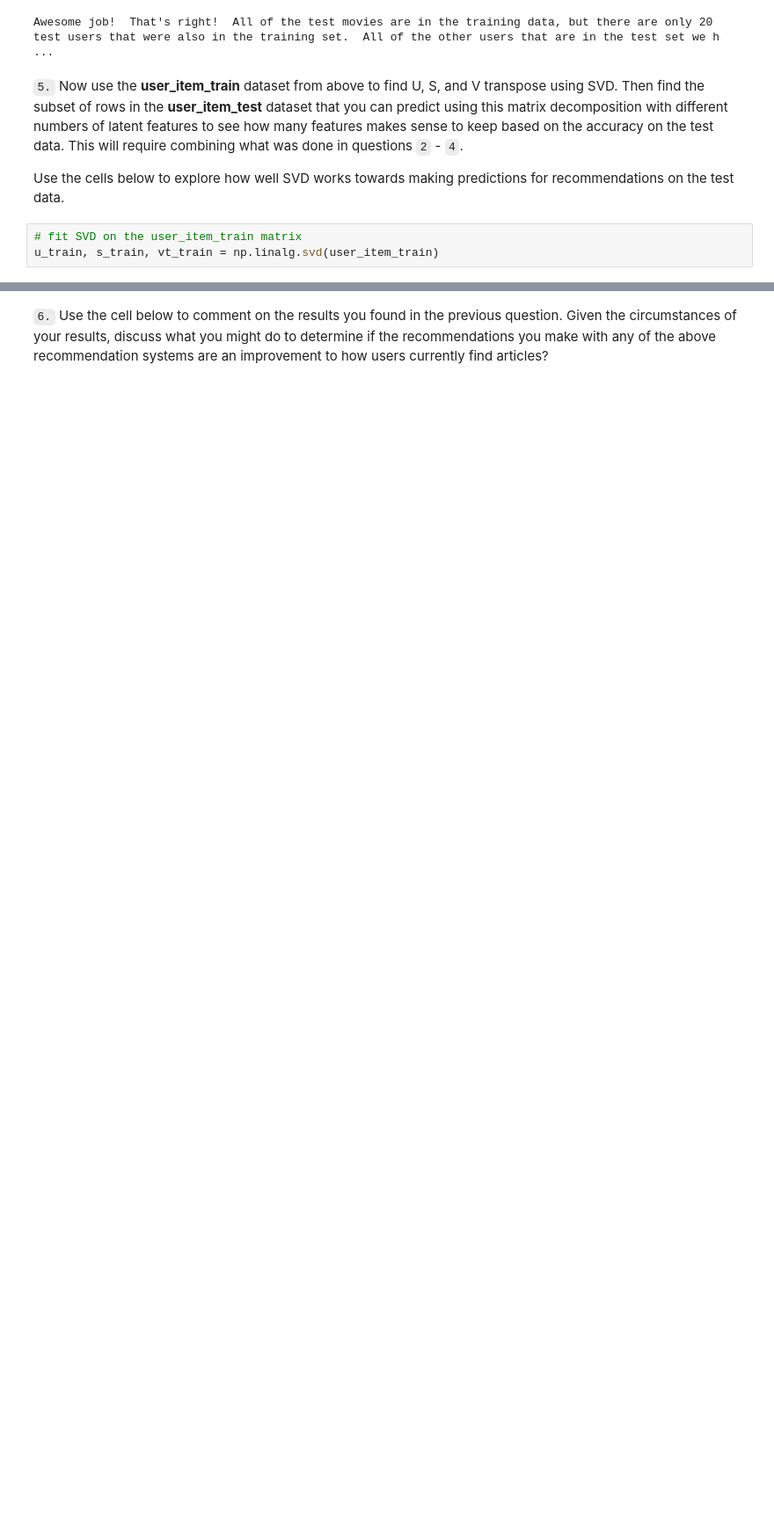
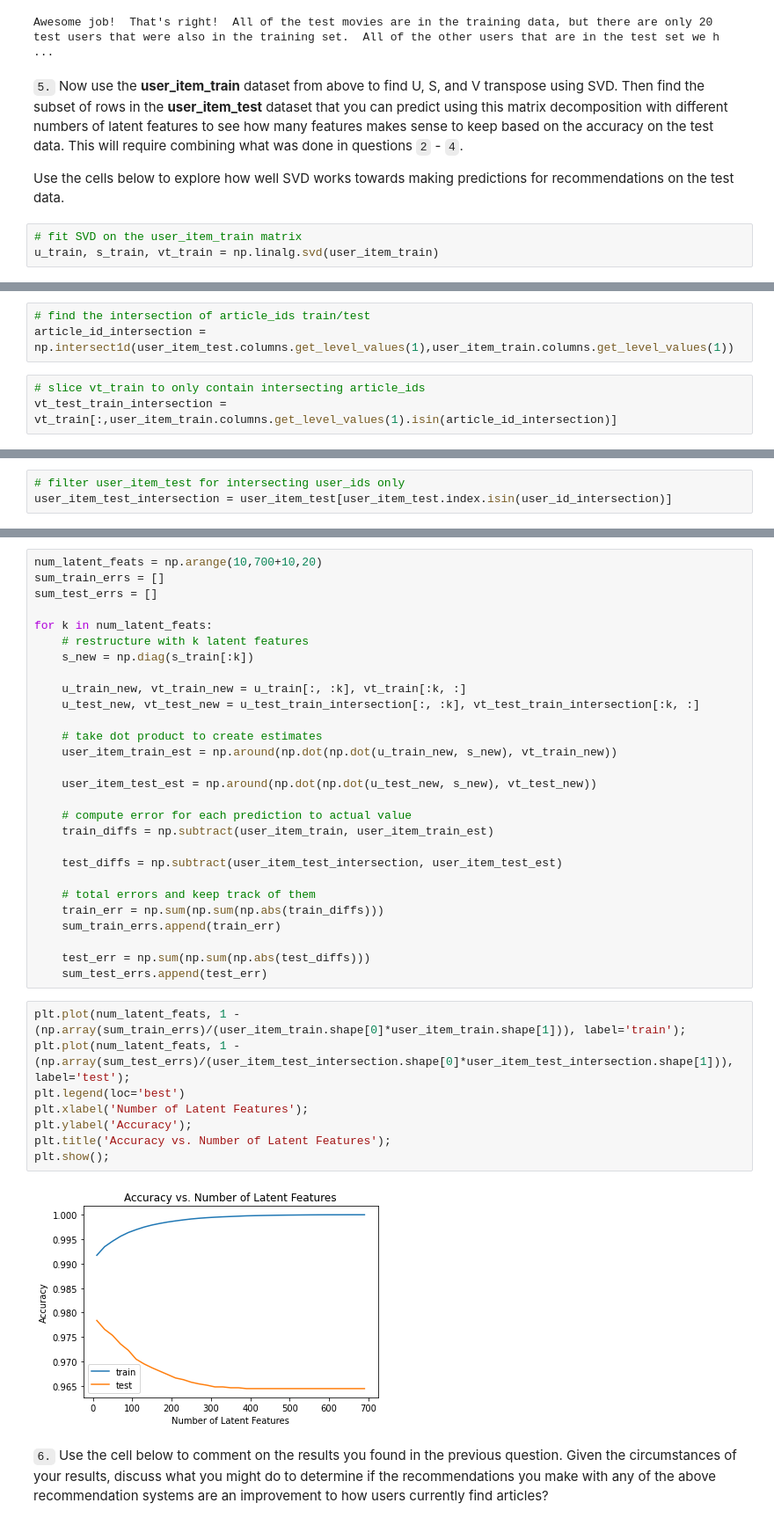
Before and after one commit to neilpmayhew/udacity-data-scientist-nd, a Jupyter notebook: 03-recommendatations_with_ibm/Recommendations_with_IBM.ipynb, the cells around one changed output, grey strips where cells are left out. Shown at 88% size. Drawn from its saved outputs; the diff is of its cells as text; blank space fills up the shorter version.

```diff
--- a/03-recommendatations_with_ibm/Recommendations_with_IBM.ipynb
+++ b/03-recommendatations_with_ibm/Recommendations_with_IBM.ipynb
@@ -917,0 +815,6 @@ user_item_test
+# %%
+# find the intersection of article_ids train/test
+article_id_intersection = np.intersect1d(user_item_test.columns.get_level_values(1),user_item_train.columns.get_level_values(1))
+# %%
+# slice vt_train to only contain intersecting article_ids
+vt_test_train_intersection = vt_train[:,user_item_train.columns.get_level_values(1).isin(article_id_intersection)]
@@ -917,0 +827,3 @@ user_item_test
+# %%
+# filter user_item_test for intersecting user_ids only
+user_item_test_intersection = user_item_test[user_item_test.index.isin(user_id_intersection)]
@@ -918,2 +837,40 @@ user_item_test
+# %%
+num_latent_feats = np.arange(10,700+10,20)
+sum_train_errs = []
+sum_test_errs = []
+
+for k in num_latent_feats:
+    # restructure with k latent features
+    s_new = np.diag(s_train[:k])
+
+    u_train_new, vt_train_new = u_train[:, :k], vt_train[:k, :]
+    u_test_new, vt_test_new = u_test_train_intersection[:, :k], vt_test_train_intersection[:k, :]
+
+    # take dot product to create estimates
+    user_item_train_est = np.around(np.dot(np.dot(u_train_new, s_new), vt_train_new))
+
+    user_item_test_est = np.around(np.dot(np.dot(u_test_new, s_new), vt_test_new))
+
+    # compute error for each prediction to actual value
+    train_diffs = np.subtract(user_item_train, user_item_train_est)
+
+    test_diffs = np.subtract(user_item_test_intersection, user_item_test_est)
+
+    # total errors and keep track of them
+    train_err = np.sum(np.sum(np.abs(train_diffs)))
+    sum_train_errs.append(train_err)
+
+    test_err = np.sum(np.sum(np.abs(test_diffs)))
+    sum_test_errs.append(test_err)
+# %%
+plt.plot(num_latent_feats, 1 - (np.array(sum_train_errs)/(user_item_train.shape[0]*user_item_train.shape[1])), label='train');
+plt.plot(num_latent_feats, 1 - (np.array(sum_test_errs)/(user_item_test_intersection.shape[0]*user_item_test_intersection.shape[1])), label='test');
+plt.legend(loc='best')
+plt.xlabel('Number of Latent Features');
+plt.ylabel('Accuracy');
+plt.title('Accuracy vs. Number of Latent Features');
+plt.show();
+# %% [output]
+[figure, added]
 # %% [markdown]
 `6.` Use the cell below to comment on the results you found in the previous question. Given the circumstances of your results, discuss what you might do to determine if the recommendations you make with any of the above recommendation systems are an improvement to how users currently find articles?
```
Also changed, not shown: parts of 32 cells of this notebook, 8 other files.
